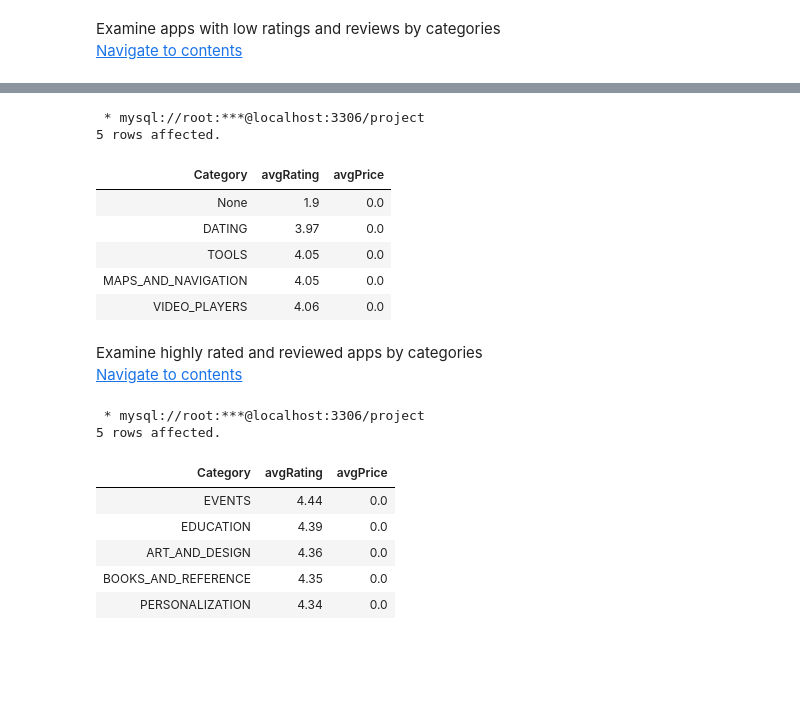
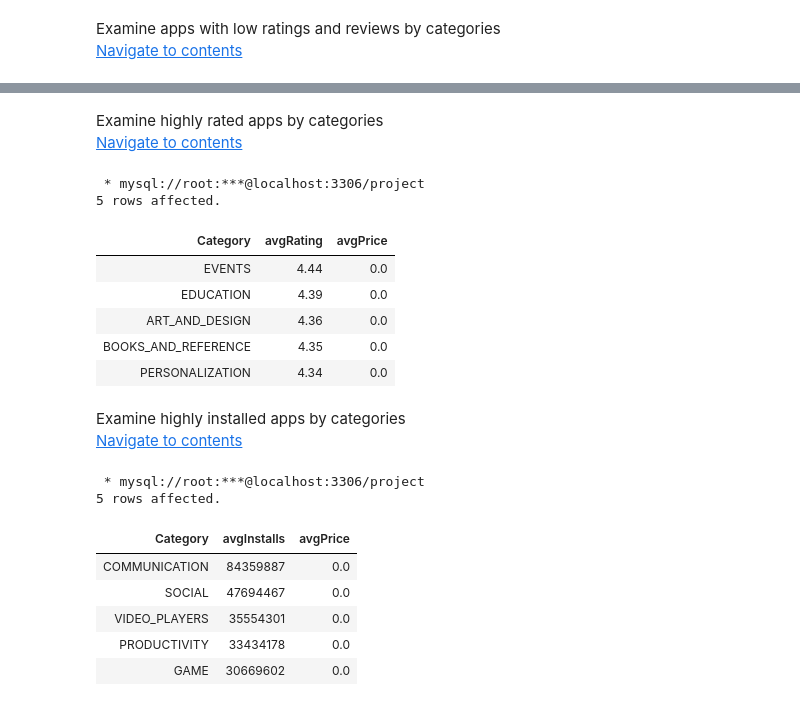
Before and after one commit to NilArj/Google_play, a Jupyter notebook: google_play_apps.ipynb, the cells around one changed output, grey strips where cells are left out. Saved outputs shown, nothing was run; the diff lists cells and outputs as text; code cells hidden in the pictures; blank space fills up the shorter version.

```diff
--- a/google_play_apps.ipynb
+++ b/google_play_apps.ipynb
@@ -343,37 +414,42 @@ Examine apps with low ratings and reviews by categories
+# %% [markdown]
+<a id="high_rating_apps"></a>
+Examine highly rated apps by categories
+<br>
+<a href="#table_of_contents">Navigate to contents</a>
 # %%
 %%sql
-select Category,round(avg(Rating),2) as avgRating, round(avg(Price),2) as avgPrice
+select Category,round(avg(Rating),2) as avgRating, round(avg(updated_price),2) as avgPrice
 from googleplaystore
 group by Category
-order by avgRating asc
+order by avgRating desc
 limit 5
 # %% [output]
  * mysql://root:***@localhost:3306/project
 5 rows affected.
 | Category | avgRating | avgPrice |
-| None | 1.9 | 0.0 |
-| DATING | 3.97 | 0.0 |
-| TOOLS | 4.05 | 0.0 |
-| MAPS_AND_NAVIGATION | 4.05 | 0.0 |
-| VIDEO_PLAYERS | 4.06 | 0.0 |
+| EVENTS | 4.44 | 0.0 |
+| EDUCATION | 4.39 | 0.0 |
+| ART_AND_DESIGN | 4.36 | 0.0 |
+| BOOKS_AND_REFERENCE | 4.35 | 0.0 |
+| PERSONALIZATION | 4.34 | 0.0 |
 # %% [markdown]
-<a id="high_rating_apps"></a>
-Examine highly rated and reviewed apps by categories
+<a id="high_installed_apps"></a>
+Examine highly installed apps by categories
 <br>
 <a href="#table_of_contents">Navigate to contents</a>
 # %%
 %%sql
-select Category,round(avg(Rating),2) as avgRating, round(avg(Price),2) as avgPrice
+select Category, round(avg(updated_installs)) as avgInstalls , round(avg(updated_price),2) as avgPrice
 from googleplaystore
 group by Category
-order by avgRating desc
+order by avgInstalls desc
 limit 5
 # %% [output]
  * mysql://root:***@localhost:3306/project
 5 rows affected.
-| Category | avgRating | avgPrice |
-| EVENTS | 4.44 | 0.0 |
-| EDUCATION | 4.39 | 0.0 |
-| ART_AND_DESIGN | 4.36 | 0.0 |
-| BOOKS_AND_REFERENCE | 4.35 | 0.0 |
-| PERSONALIZATION | 4.34 | 0.0 |
+| Category | avgInstalls | avgPrice |
+| COMMUNICATION | 84359887 | 0.0 |
+| SOCIAL | 47694467 | 0.0 |
+| VIDEO_PLAYERS | 35554301 | 0.0 |
+| PRODUCTIVITY | 33434178 | 0.0 |
+| GAME | 30669602 | 0.0 |
```
Also changed, not shown: parts of 15 cells of this notebook.
